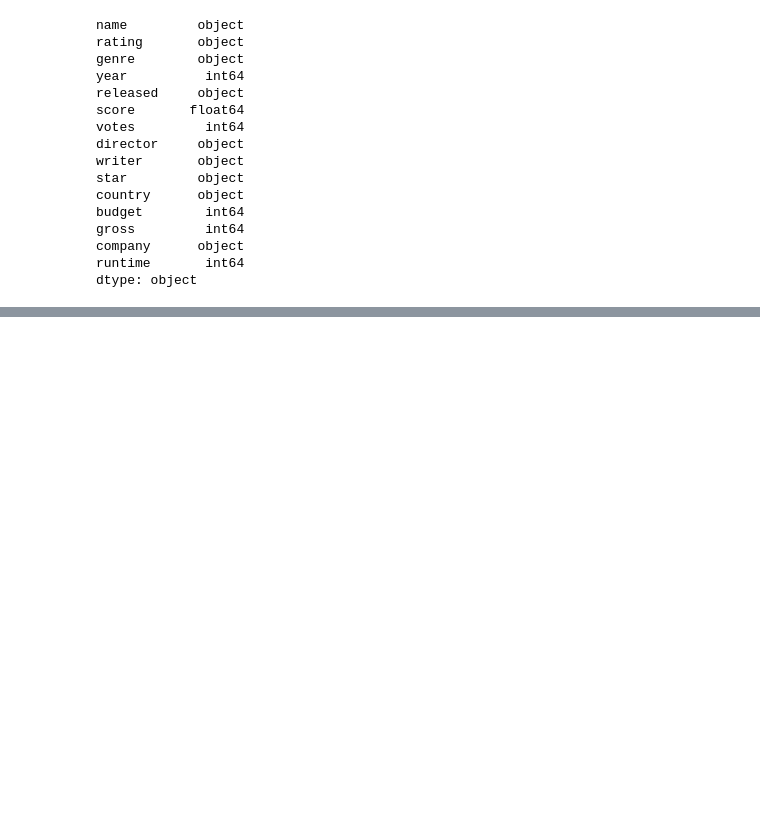
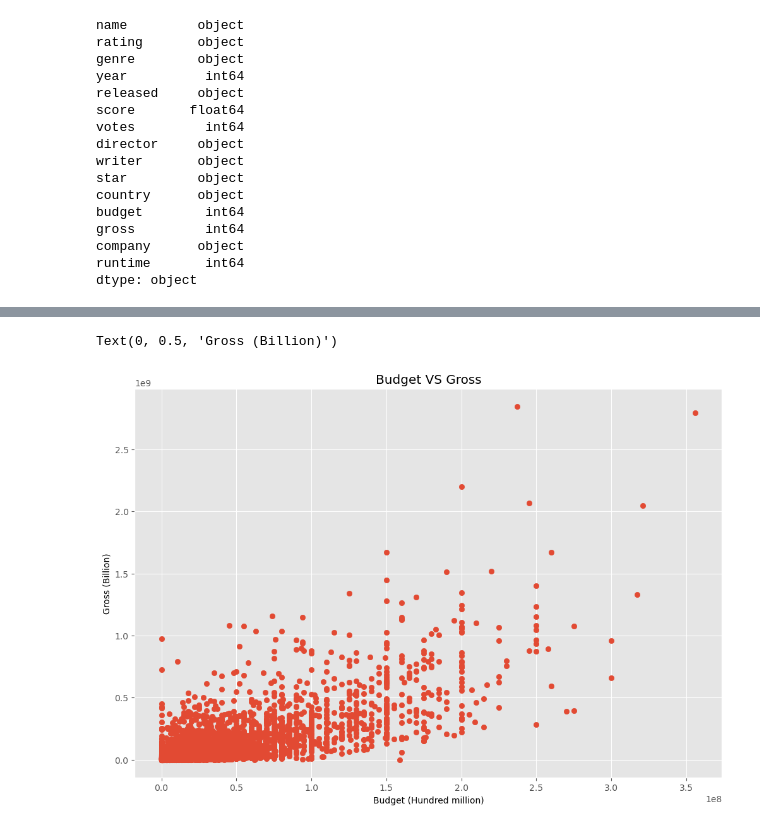
Before and after one commit to EirfatChoudhury/Movies, a Jupyter notebook: movies.ipynb, the cells around one changed output, grey strips where cells are left out. Saved outputs shown, nothing was run; the diff lists cells and outputs as text; code cells hidden in the pictures; blank space fills up the shorter version.

Commit message:
Used matplotlib and seaborn to identify correlations between different movie variables such as gross earnings VS budget

```diff
--- a/movies.ipynb
+++ b/movies.ipynb
@@ -6,3 +1,21 @@ import numpy as np
+# %%
+# Importing libraries
+
+import pandas as pd
+import numpy as np
+
+import seaborn as sns
+
+import matplotlib.pyplot as plt
+import matplotlib.mlab as mlab
+import matplotlib
+plt.style.use('ggplot')
+from matplotlib.pyplot import figure
+
+%matplotlib inline
+matplotlib.rcParams['figure.figsize'] = (12,8)
+
+pd.options.mode.chained_assignment = None
 # %%
 # Reading CSV file
 
@@ -79,4 +92,4 @@ dtype: object
 # %%
 # Sorting dataframe to show the highest grossing movies first
 
-df.sort_values(by=["gross"], ascending=False)
+df = df.sort_values(by=["gross"], ascending=False)
@@ -96,0 +96,10 @@ df.sort_values(by=["gross"], ascending=False)
+# %%
+# Budget VS Gross as a Scatter Plot
+
+plt.scatter(x=df["budget"], y=df["gross"])
+plt.title("Budget VS Gross")
+plt.xlabel("Budget (Hundred million)")
+plt.ylabel("Gross (Billion)")
+# %% [output]
+Text(0, 0.5, 'Gross (Billion)')
+[figure, added]
```
Also changed, not shown: parts of 4 cells of this notebook.
